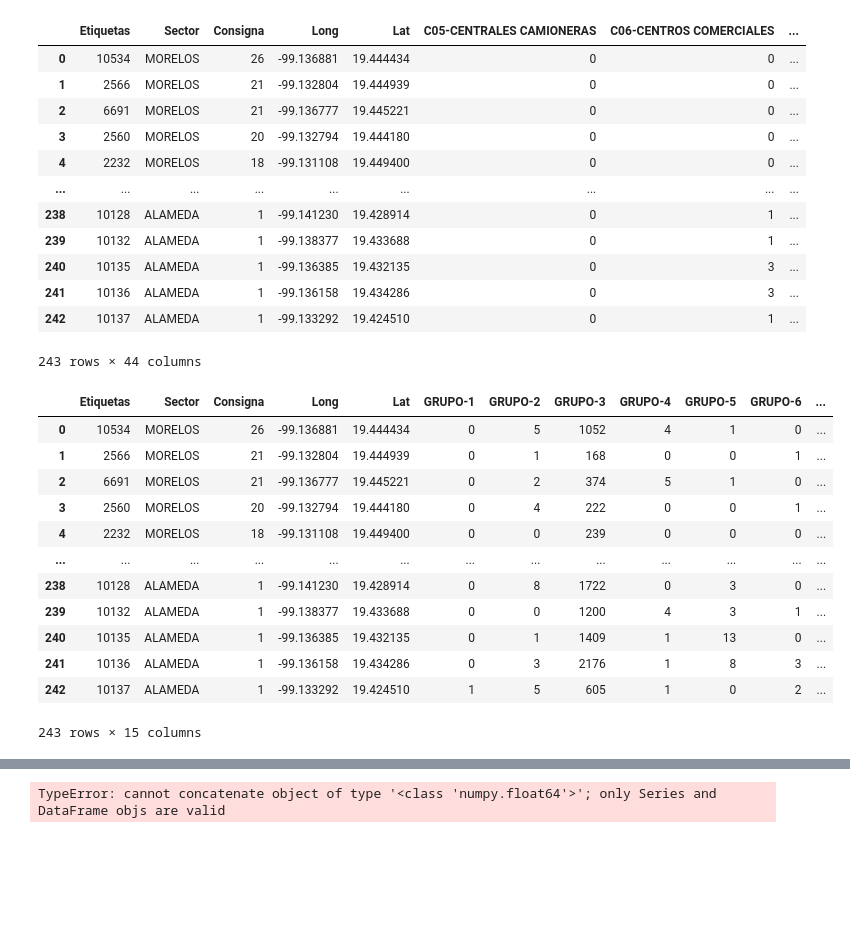
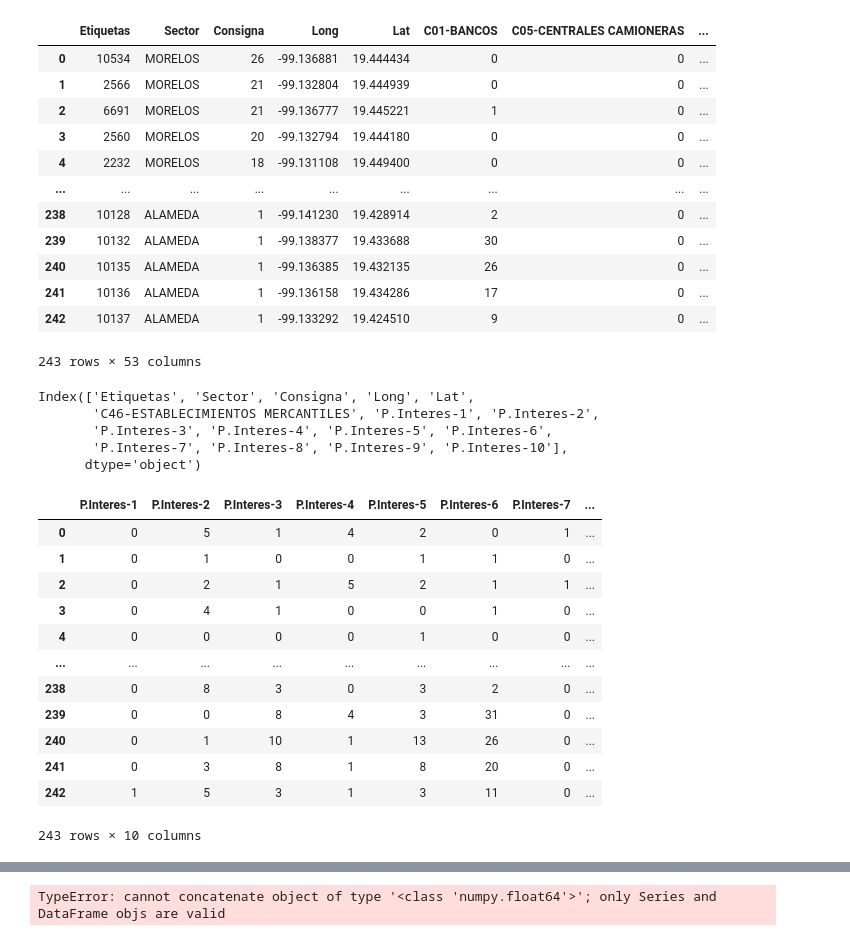
Before and after one commit to M1ndBlast/c5, a Jupyter notebook: notebooks/PCA.ipynb, the cells around one changed output, grey strips where cells are left out. Saved outputs shown, nothing was run; the diff lists cells and outputs as text; code cells hidden in the pictures; blank space fills up the shorter version.

```diff
--- a/notebooks/PCA.ipynb
+++ b/notebooks/PCA.ipynb
@@ -25,64 +26,74 @@ import warnings
 warnings.filterwarnings('ignore')
 # %%
 # Leemos los datos del archivo \\C4wadpninv004\ANALISIS II-DGGE\02. SME\GUSTAVO\B200m_CONSIGNADAS.csv
-DIR_PATH = '\\\\C4wadpninv004\\ANALISIS II-DGGE\\02. SME\\GUSTAVO\\'
+# DIR_PATH = '\\\\C4wadpninv004\\ANALISIS II-DGGE\\02. SME\\GUSTAVO\\'
+DIR_PATH = '..\\data\\'
 FILE_PATH = DIR_PATH + 'B200m_CONSIGNADAS.csv'
 data = pd.read_csv(FILE_PATH, sep=',', encoding='latin-1')
-data
+data_cp = data.copy()
+data_cp
 # %% [output]
-|  | Etiquetas | Sector | Consigna | Long | Lat | C05-CENTRALES CAMIONERAS | C06-CENTROS COMERCIALES | ... |
+|  | Etiquetas | Sector | Consigna | Long | Lat | C01-BANCOS | C05-CENTRALES CAMIONERAS | ... |
 | 0 | 10534 | MORELOS | 26 | -99.136881 | 19.444434 | 0 | 0 | ... |
 | 1 | 2566 | MORELOS | 21 | -99.132804 | 19.444939 | 0 | 0 | ... |
-| 2 | 6691 | MORELOS | 21 | -99.136777 | 19.445221 | 0 | 0 | ... |
+| 2 | 6691 | MORELOS | 21 | -99.136777 | 19.445221 | 1 | 0 | ... |
 | 3 | 2560 | MORELOS | 20 | -99.132794 | 19.444180 | 0 | 0 | ... |
 | 4 | 2232 | MORELOS | 18 | -99.131108 | 19.449400 | 0 | 0 | ... |
 | ... | ... | ... | ... | ... | ... | ... | ... | ... |
-| 238 | 10128 | ALAMEDA | 1 | -99.141230 | 19.428914 | 0 | 1 | ... |
-| 239 | 10132 | ALAMEDA | 1 | -99.138377 | 19.433688 | 0 | 1 | ... |
-| 240 | 10135 | ALAMEDA | 1 | -99.136385 | 19.432135 | 0 | 3 | ... |
-| 241 | 10136 | ALAMEDA | 1 | -99.136158 | 19.434286 | 0 | 3 | ... |
-| 242 | 10137 | ALAMEDA | 1 | -99.133292 | 19.424510 | 0 | 1 | ... |
+| 238 | 10128 | ALAMEDA | 1 | -99.141230 | 19.428914 | 2 | 0 | ... |
+| 239 | 10132 | ALAMEDA | 1 | -99.138377 | 19.433688 | 30 | 0 | ... |
+| 240 | 10135 | ALAMEDA | 1 | -99.136385 | 19.432135 | 26 | 0 | ... |
+| 241 | 10136 | ALAMEDA | 1 | -99.136158 | 19.434286 | 17 | 0 | ... |
+| 242 | 10137 | ALAMEDA | 1 | -99.133292 | 19.424510 | 9 | 0 | ... |
-243 rows × 44 columns
+243 rows × 53 columns
 # %%
 # AGRUPACIONES: Los siguientes agrupaciones son para unir las columnas de la base de datos y sumar sus valores
 agrupaciones = [['C09-CUARTELES DE LA POLICÍA AUXILIAR','C10-CUARTELES PBI','C11-CUARTELES PGJ','C16-JUZGADOS CIVILES Y PENALES','C20-MINISTERIOR PUBLICOS','C21-MODULOS SSP',],
 
 ['C05-CENTRALES CAMIONERAS','C19-METROBUS','C31-TREN LIGERO','C42-TROLEBUS','C43-TURIBUS','C72-ACCESOS METRO','C81-ESTACIONES DE CABLEBUS',],
 
-['C06-CENTROS COMERCIALES','C38-MERCADOS PUBLICOS','C46-ESTABLECIMIENTOS MERCANTILES','C49-TIENDAS DEPARTAMENTALES','C53-CINES','C62-OXXO',],
+['C06-CENTROS COMERCIALES','C38-MERCADOS PUBLICOS','C49-TIENDAS DEPARTAMENTALES','C53-CINES','C62-OXXO',],#'C46-ESTABLECIMIENTOS MERCANTILES',],
 
 ['C22-MONUMENTOS HISTORICOS', 'C57-EVENTOS MASIVOS', 'C73-ATRACTIVOS TURISTICOS', 'C78-ZONAS ARQUEOLOGICAS',],
 
-['C58-CASAS Y CENTROS DE CULTURA','C59-MUSEOS Y TEATROS','C75-FONOTECAS','C76-FOTOTECA','C77-GALERIAS', ],#'C26-PARQUES Y RECREACION',],
+['C58-CASAS Y CENTROS DE CULTURA','C59-MUSEOS Y TEATROS','C75-FONOTECAS','C76-FOTOTECA','C77-GALERIAS', 'C26-PLAZAS Y PARQUES',],
 
-['C23-NOTARIAS','C24-OFICINAS DE GOBIERNO','C27-RECLUSORIOS','C30-TESORERIAS','C82-ALCALDIAS', ],#'C01-BANCOS Y CAJEROS'],
+['C23-NOTARIAS','C24-OFICINAS DE GOBIERNO','C27-RECLUSORIOS','C30-TESORERIAS','C82-ALCALDIAS', 'C01-BANCOS'],
 
 ['C15-HOSPITALES','C45-CENTROS DE SALUD Y CLINICAS',],
 
-['C44-GUARDERIAS', 'C67-CENTROS PILARES', ],#'C13-EDUCACIÓN',],
+['C44-GUARDERIAS', 'C67-CENTROS PILARES', 'C13-CAM', 'C13-CPARA EL TRABAJO', 'C13_PREESC', 'C13_PRIM', 'C13_SEC', 'C13_BACH', 'C13_SUP',],
 
 ['C33-IGLESIAS Y TEMPLOS',],
 
 ['C51-EDIFICIOS',],]
 
 # Cada nueva columna es la suma de las columnas que se encuentran en la lista de agrupaciones con nombre GRUPO-k
 for i in range(len(agrupaciones)):
-	data['GRUPO-'+str(i+1)] = data[agrupaciones[i]].sum(axis=1)
+	data['P.Interes-'+str(i+1)] = data[agrupaciones[i]].sum(axis=1)
 	# Eliminamos las columnas que ya no se van a utilizar
 	data = data.drop(agrupaciones[i], axis=1)
 
-data
+print(data.columns)
+# Seleccionamos las columnas que nos interesan.
+X = data.filter(regex='^P.Interes-\d+')
+X
 # %% [output]
+Index(['Etiquetas', 'Sector', 'Consigna', 'Long', 'Lat',
+       'C46-ESTABLECIMIENTOS MERCANTILES', 'P.Interes-1', 'P.Interes-2',
+       'P.Interes-3', 'P.Interes-4', 'P.Interes-5', 'P.Interes-6',
+       'P.Interes-7', 'P.Interes-8', 'P.Interes-9', 'P.Interes-10'],
+      dtype='object')
-|  | Etiquetas | Sector | Consigna | Long | Lat | GRUPO-1 | GRUPO-2 | GRUPO-3 | GRUPO-4 | GRUPO-5 | GRUPO-6 | ... |
-| 0 | 10534 | MORELOS | 26 | -99.136881 | 19.444434 | 0 | 5 | 1052 | 4 | 1 | 0 | ... |
-| 1 | 2566 | MORELOS | 21 | -99.132804 | 19.444939 | 0 | 1 | 168 | 0 | 0 | 1 | ... |
-| 2 | 6691 | MORELOS | 21 | -99.136777 | 19.445221 | 0 | 2 | 374 | 5 | 1 | 0 | ... |
-| 3 | 2560 | MORELOS | 20 | -99.132794 | 19.444180 | 0 | 4 | 222 | 0 | 0 | 1 | ... |
-| 4 | 2232 | MORELOS | 18 | -99.131108 | 19.449400 | 0 | 0 | 239 | 0 | 0 | 0 | ... |
-| ... | ... | ... | ... | ... | ... | ... | ... | ... | ... | ... | ... | ... |
-| 238 | 10128 | ALAMEDA | 1 | -99.141230 | 19.428914 | 0 | 8 | 1722 | 0 | 3 | 0 | ... |
-| 239 | 10132 | ALAMEDA | 1 | -99.138377 | 19.433688 | 0 | 0 | 1200 | 4 | 3 | 1 | ... |
-| 240 | 10135 | ALAMEDA | 1 | -99.136385 | 19.432135 | 0 | 1 | 1409 | 1 | 13 | 0 | ... |
-| 241 | 10136 | ALAMEDA | 1 | -99.136158 | 19.434286 | 0 | 3 | 2176 | 1 | 8 | 3 | ... |
-| 242 | 10137 | ALAMEDA | 1 | -99.133292 | 19.424510 | 1 | 5 | 605 | 1 | 0 | 2 | ... |
+|  | P.Interes-1 | P.Interes-2 | P.Interes-3 | P.Interes-4 | P.Interes-5 | P.Interes-6 | P.Interes-7 | ... |
+| 0 | 0 | 5 | 1 | 4 | 2 | 0 | 1 | ... |
+| 1 | 0 | 1 | 0 | 0 | 1 | 1 | 0 | ... |
+| 2 | 0 | 2 | 1 | 5 | 2 | 1 | 1 | ... |
+| 3 | 0 | 4 | 1 | 0 | 0 | 1 | 0 | ... |
+| 4 | 0 | 0 | 0 | 0 | 1 | 0 | 0 | ... |
+| ... | ... | ... | ... | ... | ... | ... | ... | ... |
+| 238 | 0 | 8 | 3 | 0 | 3 | 2 | 0 | ... |
+| 239 | 0 | 0 | 8 | 4 | 3 | 31 | 0 | ... |
+| 240 | 0 | 1 | 10 | 1 | 13 | 26 | 0 | ... |
+| 241 | 0 | 3 | 8 | 1 | 8 | 20 | 0 | ... |
+| 242 | 1 | 5 | 3 | 1 | 3 | 11 | 0 | ... |
-243 rows × 15 columns
+243 rows × 10 columns
```
Also changed, not shown: parts of 18 cells of this notebook, 5 other files.
